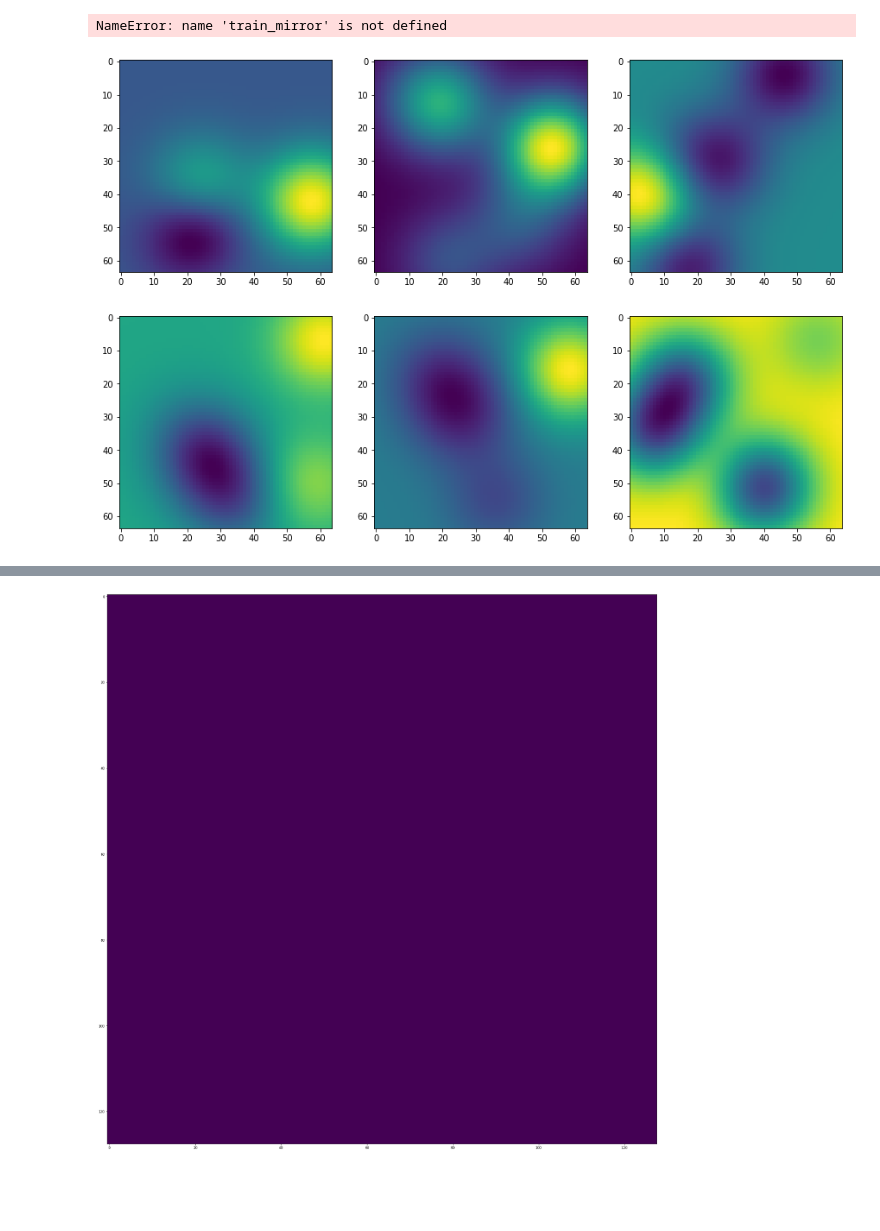
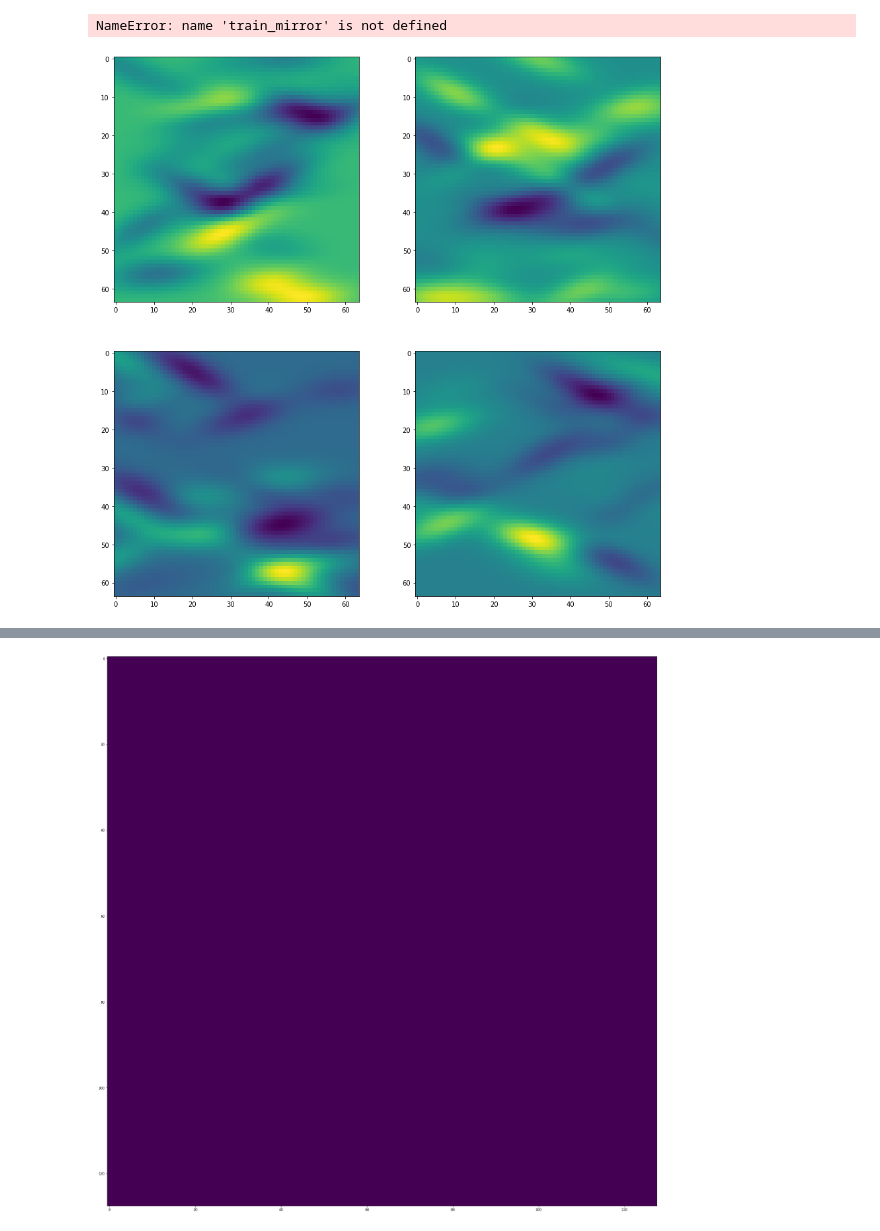
Before and after one commit to Hirochon/laboratory, a Jupyter notebook: experiment/visualize_surface.ipynb, the cells around one changed output, grey strips where cells are left out. Drawn from its saved outputs; the diff is of its cells as text; code cells hidden in the pictures; blank space fills up the shorter version.

```diff
--- a/experiment/visualize_surface.ipynb
+++ b/experiment/visualize_surface.ipynb
@@ -206,16 +206,16 @@ with open('pkl_mirror_test.pkl', 'wb') as f:
 # %% [output]
 NameError: name 'train_mirror' is not defined
 # %%
-folder = "2020_1128_133953_for_prasma"
+folder = "2021_0205_051122_for_paper_mirror_1"
 
 with open('../research/result/' + folder + '/mirror_train_data.pkl', 'rb') as f:
     train_mirror = pickle.load(f)
 # %%
 num = len(train_mirror['elip'])
-fig = plt.figure(figsize=(15,10))
+fig = plt.figure(figsize=(15,15))
 for i in range(len(train_mirror['elip'])):
-    fig.add_subplot(2, 3, i+1)
+    fig.add_subplot(2, 2, i+1)
     plt.imshow(train_mirror['elip'][i]["z"])
 plt.show()
 # %% [output]
-[figure, old version]
+[figure, new version]
```
Also changed, not shown: parts of 11 cells of this notebook, 2 other files.
